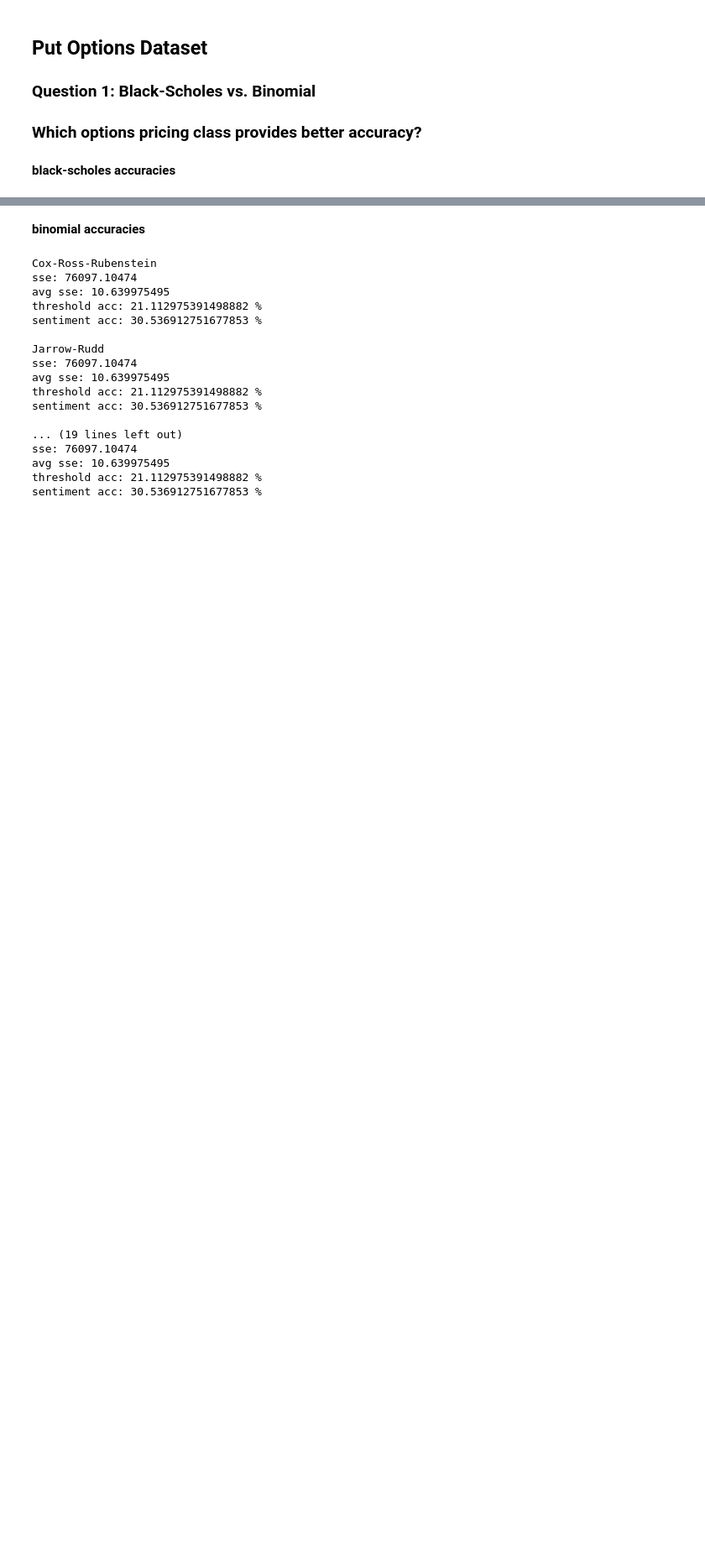
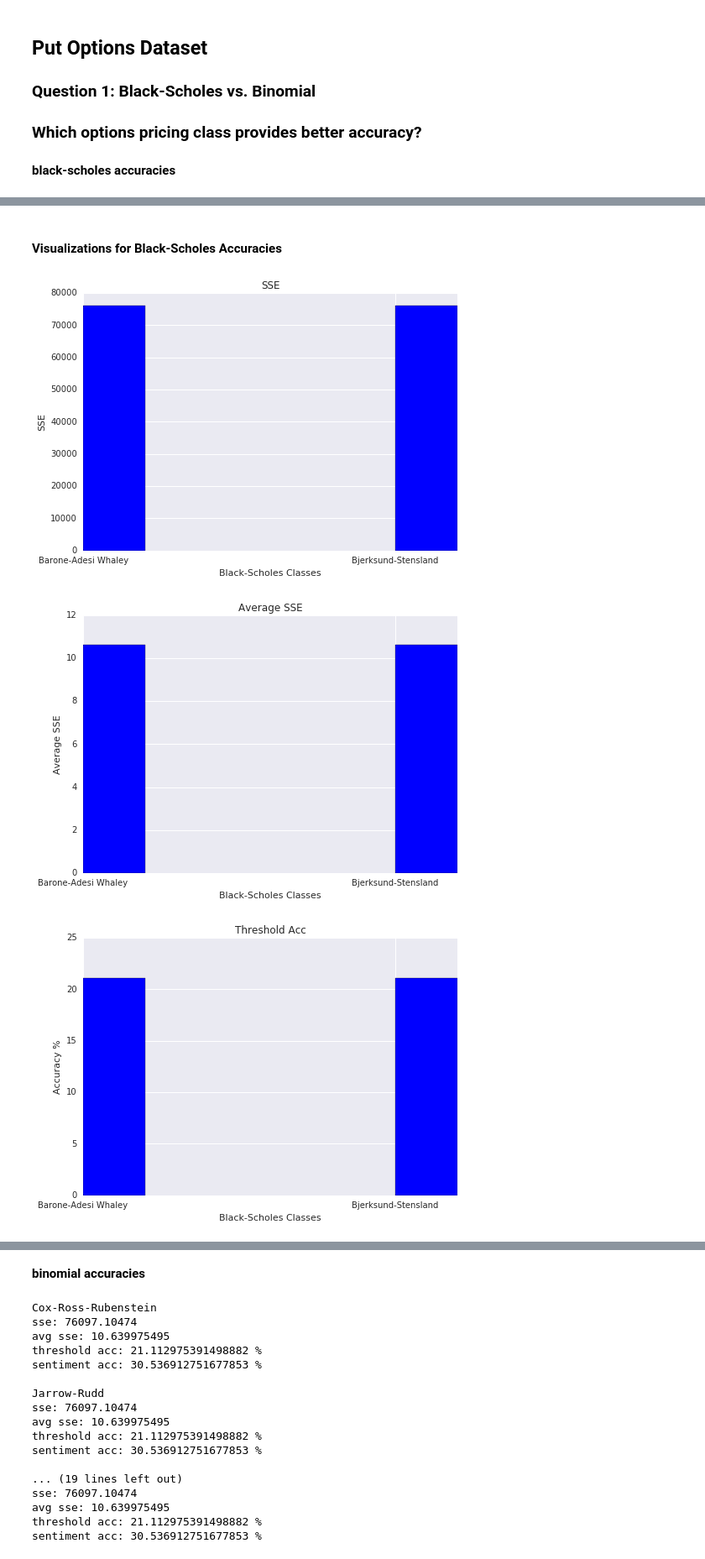
Before and after one commit to joelbraun/StockSim, a Jupyter notebook: Project.ipynb, the cells around one changed output, grey strips where cells are left out. Shown at 84% size. Saved outputs shown, nothing was run; the diff lists cells and outputs as text; code cells hidden in the pictures; blank space fills up the shorter version.

Commit message:
histograms for question1
histograms for question1

```diff
--- a/Project.ipynb
+++ b/Project.ipynb
@@ -323,0 +340,63 @@ sentiment acc: 30.536912751677853 %
+# %% [markdown]
+#### Visualizations for Black-Scholes Accuracies
+# %%
+## set up for histograms
+names = ()
+sse = ()
+avgSSE = ()
+tAcc = ()
+sAcc = ()
+for i in range(len(bsNames)):
+    names += (bsNames[i],)
+    sse += (bsSSE[i],)
+    avgSSE += (bsAvgSSE[i],)
+    tAcc += (bsTAcc[i],)
+    sAcc += (bsSAcc[i],)
+
+width = 0.2
+i = np.arange(len(bsNames))
+
+
+## plot histogram for SSE
+fig, plot = plt.subplots()
+bar = plot.bar(i, sse, width, color='b')
+plot.set_title('SSE')
+plot.set_xlabel('Black-Scholes Classes')
+plot.set_ylabel('SSE')
+plot.set_xticklabels(names)
+plot.set_xticks(i)
+plt.show()
+
+## plot histogram for Average SSE
+fig, plot = plt.subplots()
+bar = plot.bar(i, avgSSE, width, color='b')
+plot.set_title('Average SSE')
+plot.set_xlabel('Black-Scholes Classes')
+plot.set_ylabel('Average SSE')
+plot.set_xticklabels(names)
+plot.set_xticks(i)
+plt.show()
+
+## plot histogram for threshold accuracy
+fig, plot = plt.subplots()
+bar = plot.bar(i, tAcc, width, color='b')
+plot.set_title('Threshold Acc')
+plot.set_xlabel('Black-Scholes Classes')
+plot.set_ylabel('Accuracy %')
+plot.set_xticklabels(names)
+plot.set_xticks(i)
+plt.show()
+
+#plot histogram for sentiment accuracy
+fig, plot = plt.subplots()
+bar = plot.bar(i, sAcc, width, color='b')
+plot.set_title('Sentiment Acc')
+plot.set_xlabel('Black-Scholes Classes')
+plot.set_ylabel('Accuracy %')
+plot.set_xticklabels(names)
+plot.set_xticks(i)
+plt.show()
+# %% [output]
+[figure, added]
+[figure, added]
+[figure, added]
```
Also changed, not shown: parts of 6 cells of this notebook.
